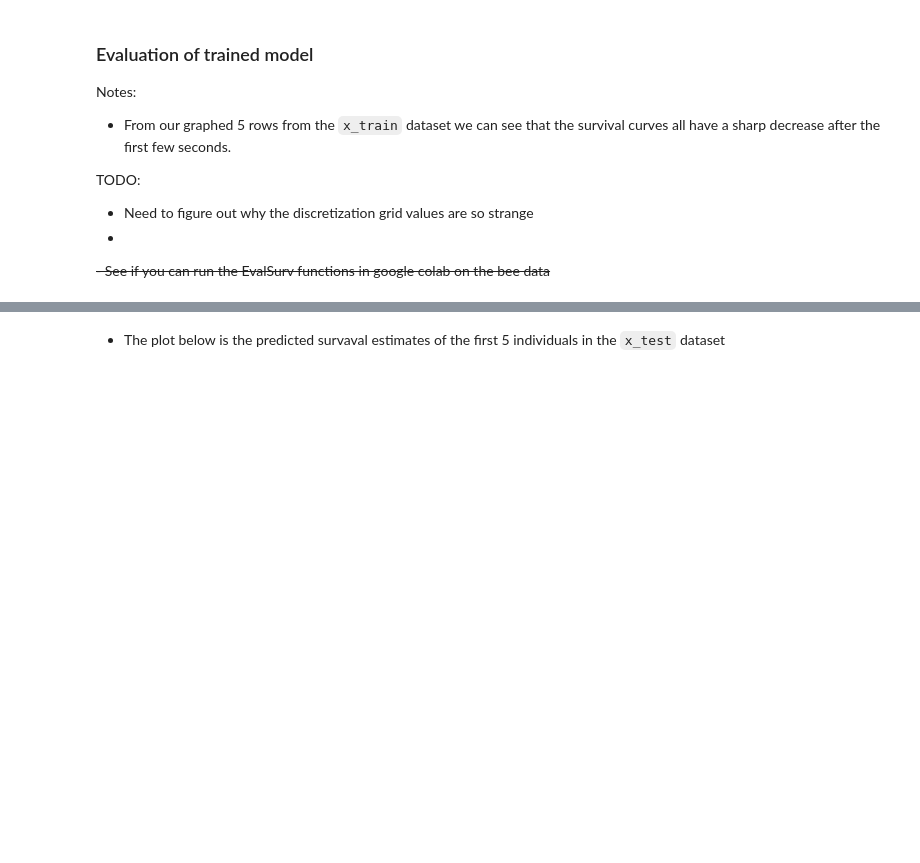
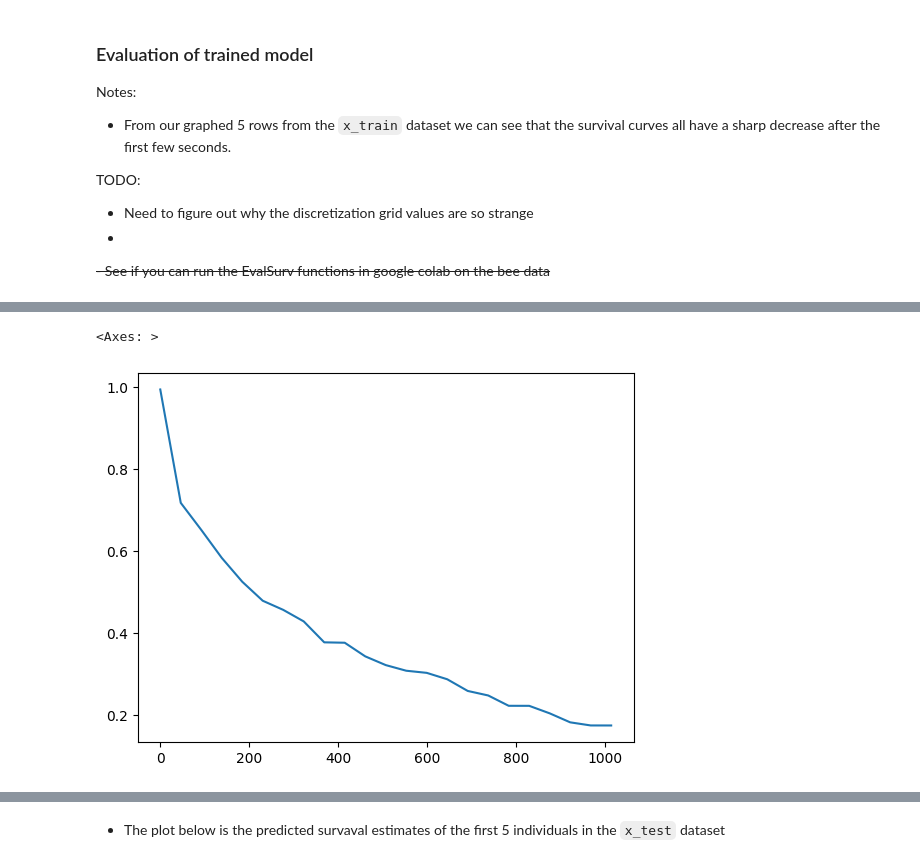
Before and after one commit to puckybreg/Native-Bee-Thesis, a Jupyter notebook: notebook_for_data_analysis.ipynb, the cells around one changed output, grey strips where cells are left out. Cells and saved outputs as stored; diff of their text form; code cells hidden in the pictures; blank space fills up the shorter version.

```diff
--- a/notebook_for_data_analysis.ipynb
+++ b/notebook_for_data_analysis.ipynb
@@ -775,0 +833,6 @@ surv['mean'].plot(drawstyle='steps-post')
+# %%
+# Plotting the population survival curve for the time slice 0-1000
+surv['mean'].iloc[:23].plot()
+# %% [output]
+<Axes: >
+[figure, added]
```
Also changed, not shown: parts of 28 cells of this notebook.
